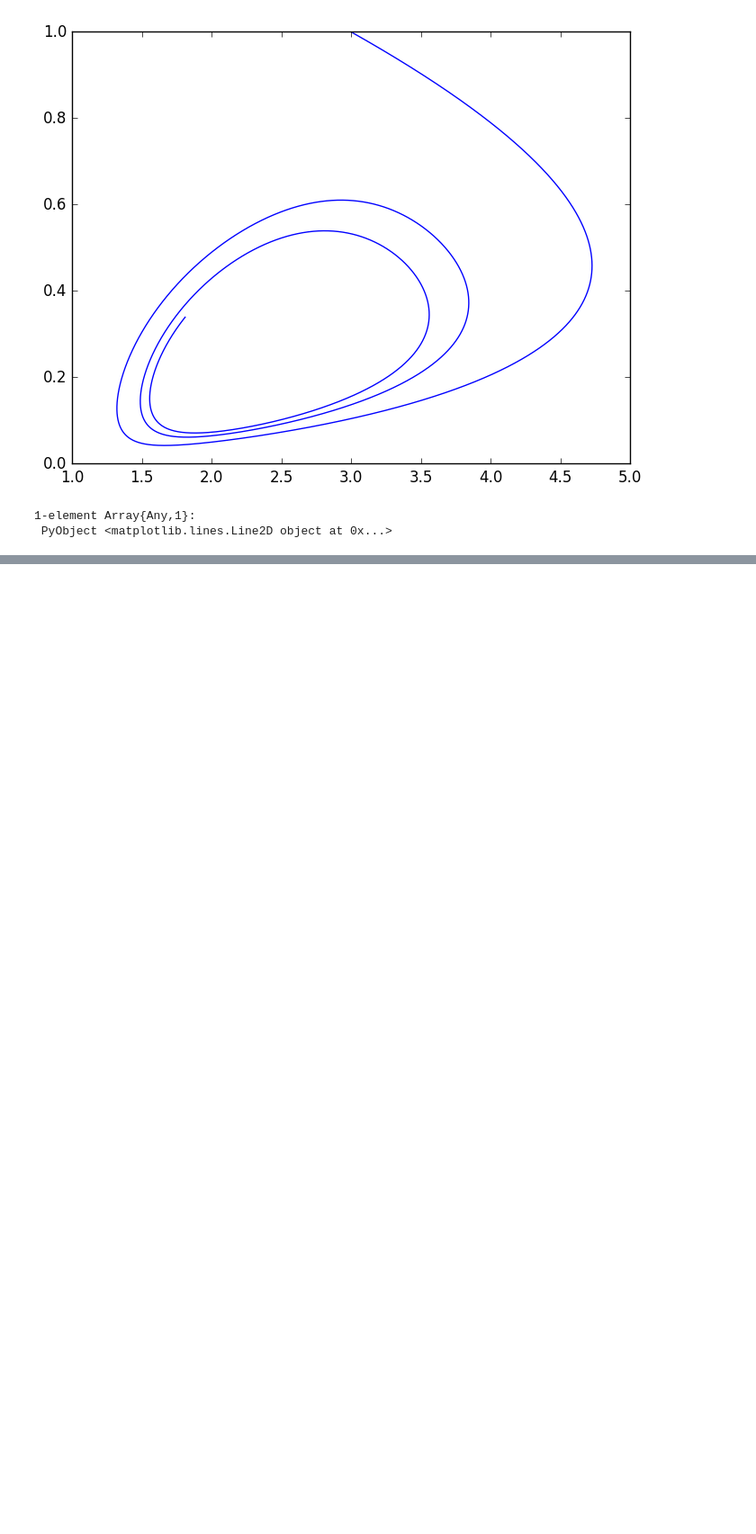
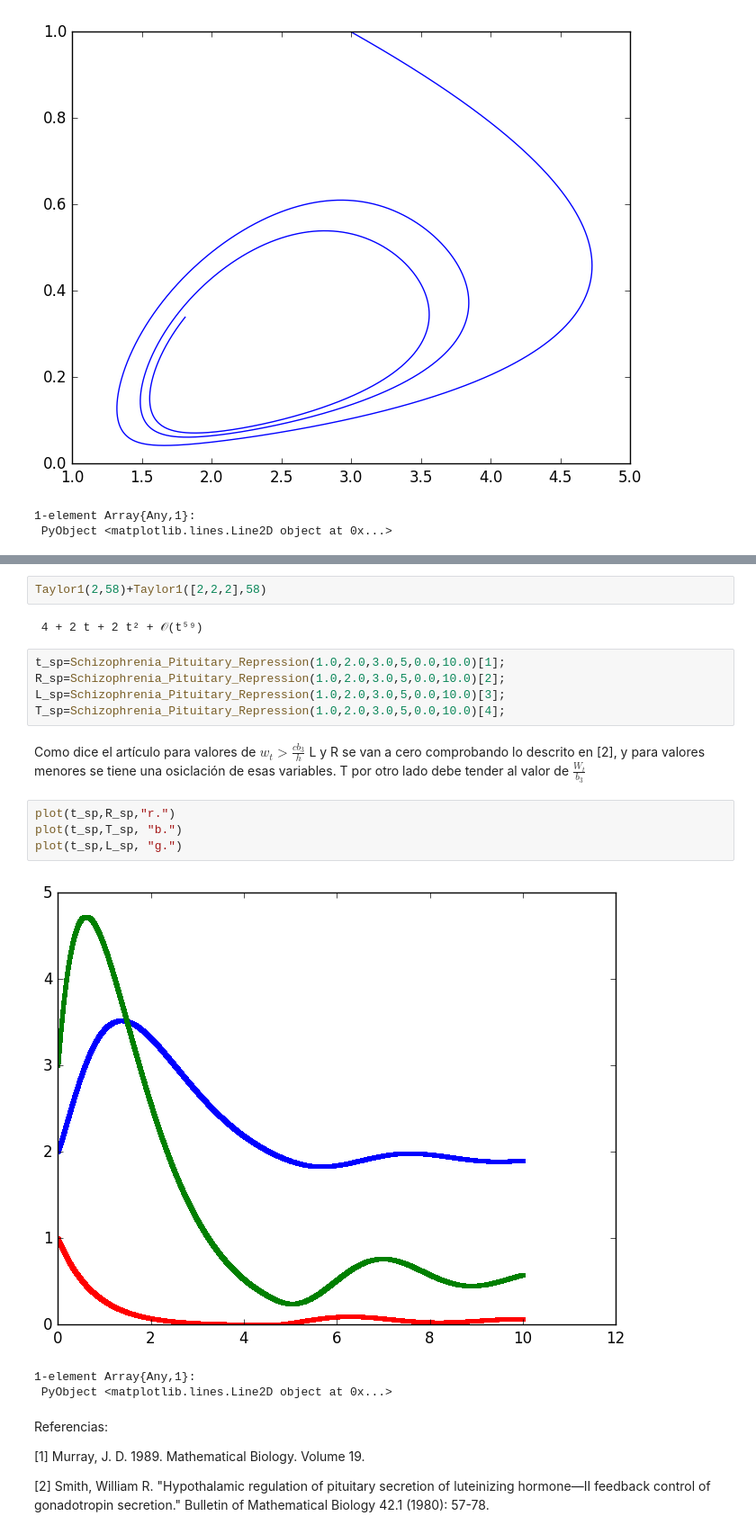
Before and after one commit to YazSant/ProyectoTSFC, a Jupyter notebook: Proyecto.ipynb, the cells around one changed output, grey strips where cells are left out. Shown at 90% size. Saved outputs shown, nothing was run; the diff lists cells and outputs as text; blank space fills up the shorter version.

```diff
--- a/Proyecto.ipynb
+++ b/Proyecto.ipynb
@@ -119,0 +312,25 @@ Referencias:
+# %%
+Taylor1(2,58)+Taylor1([2,2,2],58)
+# %% [output]
+ 4 + 2 t + 2 t² + 𝒪(t⁵⁹)
+# %%
+t_sp=Schizophrenia_Pituitary_Repression(1.0,2.0,3.0,5,0.0,10.0)[1];
+R_sp=Schizophrenia_Pituitary_Repression(1.0,2.0,3.0,5,0.0,10.0)[2];
+L_sp=Schizophrenia_Pituitary_Repression(1.0,2.0,3.0,5,0.0,10.0)[3];
+T_sp=Schizophrenia_Pituitary_Repression(1.0,2.0,3.0,5,0.0,10.0)[4];
+# %% [markdown]
+Como dice el artículo para valores de $w_{t} > \frac{cb_{3}}{h} $ L y R se van a cero comprobando lo descrito en [2], y para valores menores se tiene una osiclación de esas variables. T por otro lado debe tender al valor de $ \frac{W_{t}}{b_{3}}  $
+# %%
+plot(t_sp,R_sp,"r.")
+plot(t_sp,T_sp, "b.")
+plot(t_sp,L_sp, "g.")
+# %% [output]
+[figure, added]
+1-element Array{Any,1}:
+ PyObject <matplotlib.lines.Line2D object at 0x...>
+# %% [markdown]
+Referencias:
+
+[1] Murray, J. D. 1989. Mathematical Biology. Volume 19.
+
+[2] Smith, William R. "Hypothalamic regulation of pituitary secretion of luteinizing hormone—II feedback control of gonadotropin secretion." Bulletin of Mathematical Biology 42.1 (1980): 57-78.
```
Also changed, not shown: parts of 17 cells of this notebook.
